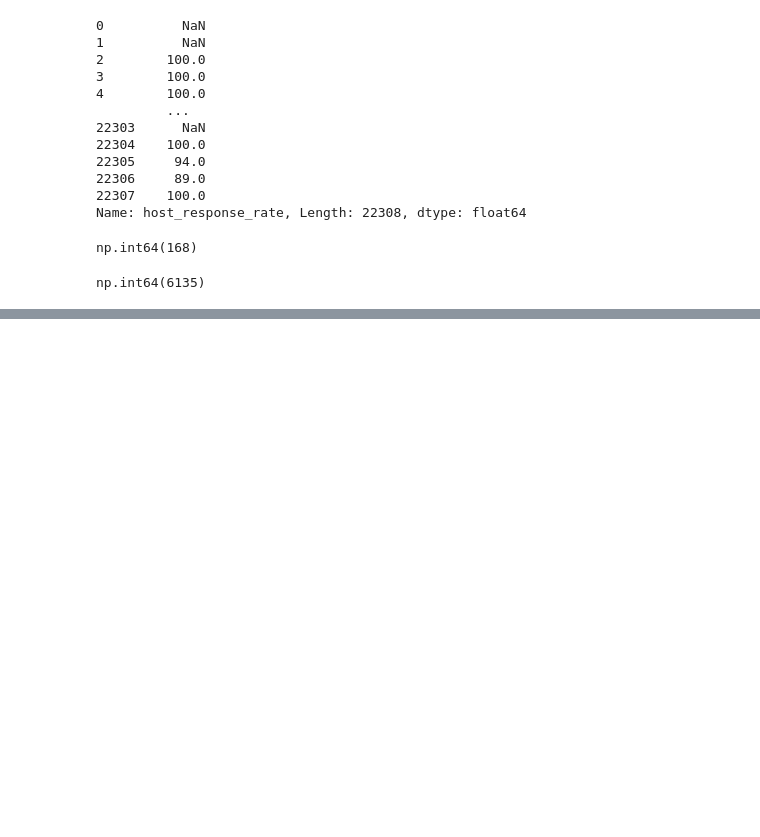
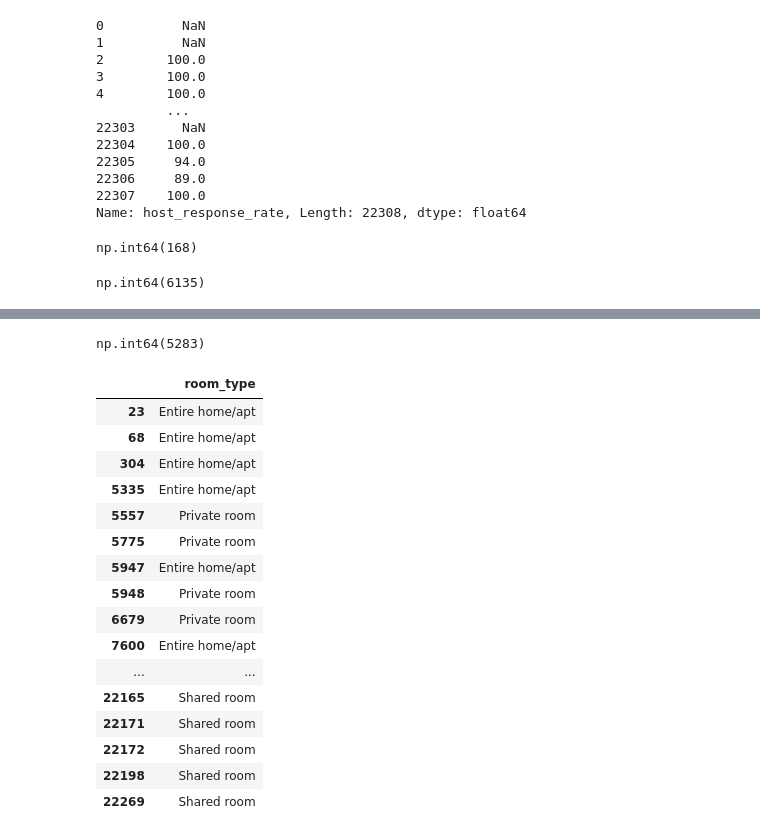
Before and after one commit to KyungminChang/data-analysis-project-BBB, a Jupyter notebook: 01_preprocessiong.ipynb, the cells around one changed output, grey strips where cells are left out. Drawn from its saved outputs; the diff is of its cells as text; code cells hidden in the pictures; blank space fills up the shorter version.

```diff
--- a/01_preprocessiong.ipynb
+++ b/01_preprocessiong.ipynb
@@ -44,6 +44,8 @@ df_sg.shape
 ## 31번 컬럼 'review_scores_location'에 의한 전처리
 # %%
 df_sg_cleaned = df_sg.copy()
+# %%
+mask = (df_sg_cleaned['review_scores_location'].isna()) & (df_sg_cleaned['review_scores_accuracy'].notna())
+df_sg_cleaned.loc[mask, 'review_scores_location'] = 5.0
 # %%
-target_index = df.loc[(df['review_scores_location'].isna()) & (df['review_scores_accuracy'].notna())].index
-df_sg_cleaned.drop(target_index, inplace=True)
+df_sg_cleaned.loc[(df['review_scores_location'].isna()) & (df['review_scores_accuracy'].notna()),'review_scores_location']
@@ -551,0 +573,24 @@ np.int64(6135)
+# %%
+df['host_location'].isna().sum()
+# %% [output]
+np.int64(5283)
+# %%
+df_sg_cleaned.loc[df['bedrooms'].isna(), ['room_type']]
+# %% [output]
+|  | room_type |
+| 23 | Entire home/apt |
+| 68 | Entire home/apt |
+| 304 | Entire home/apt |
+| 5335 | Entire home/apt |
+| 5557 | Private room |
+| 5775 | Private room |
+| 5947 | Entire home/apt |
+| 5948 | Private room |
+| 6679 | Private room |
+| 7600 | Entire home/apt |
+| ... | ... |
+| 22165 | Shared room |
+| 22171 | Shared room |
+| 22172 | Shared room |
+| 22198 | Shared room |
+| 22269 | Shared room |
```
Also changed, not shown: parts of 6 cells of this notebook.
